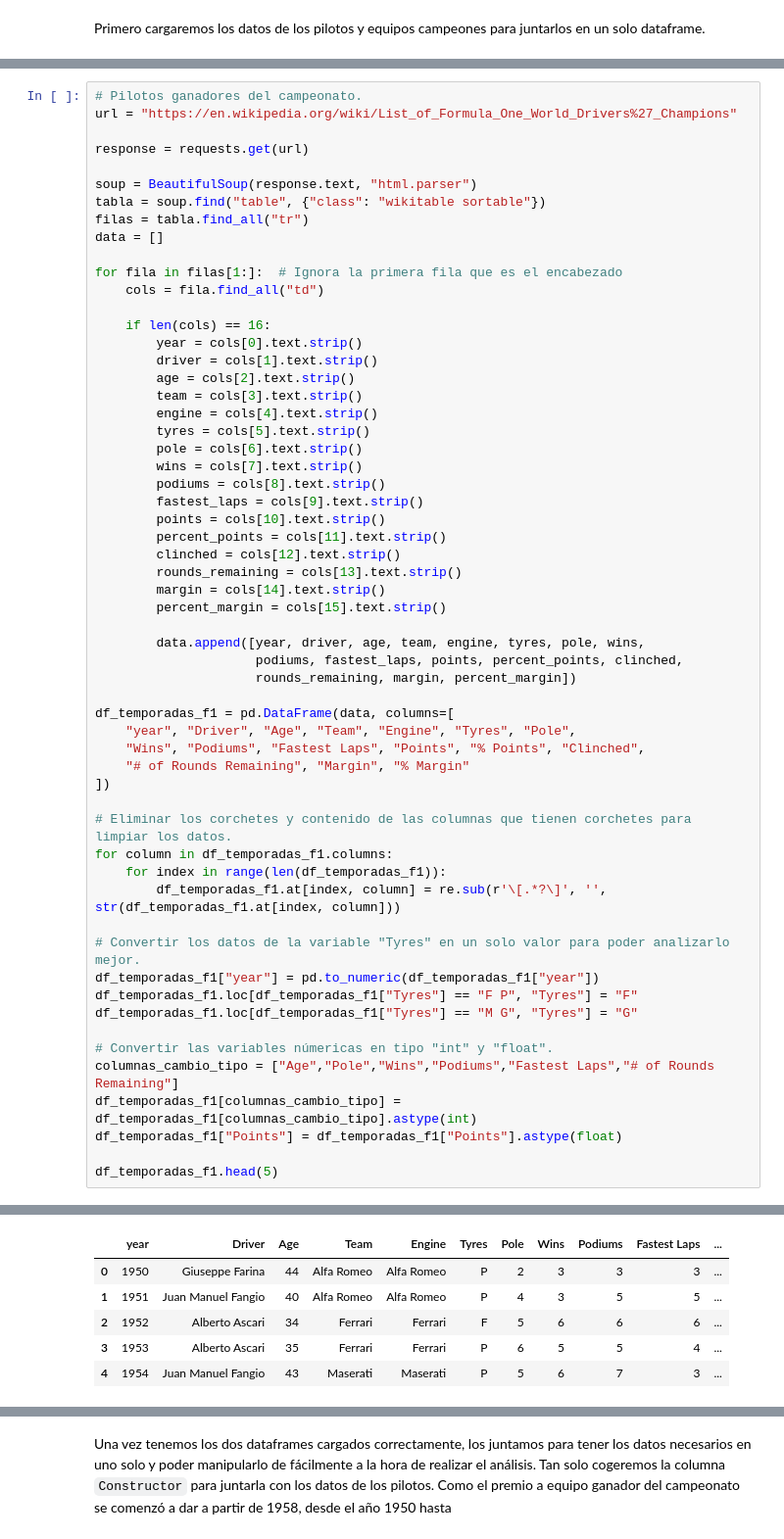
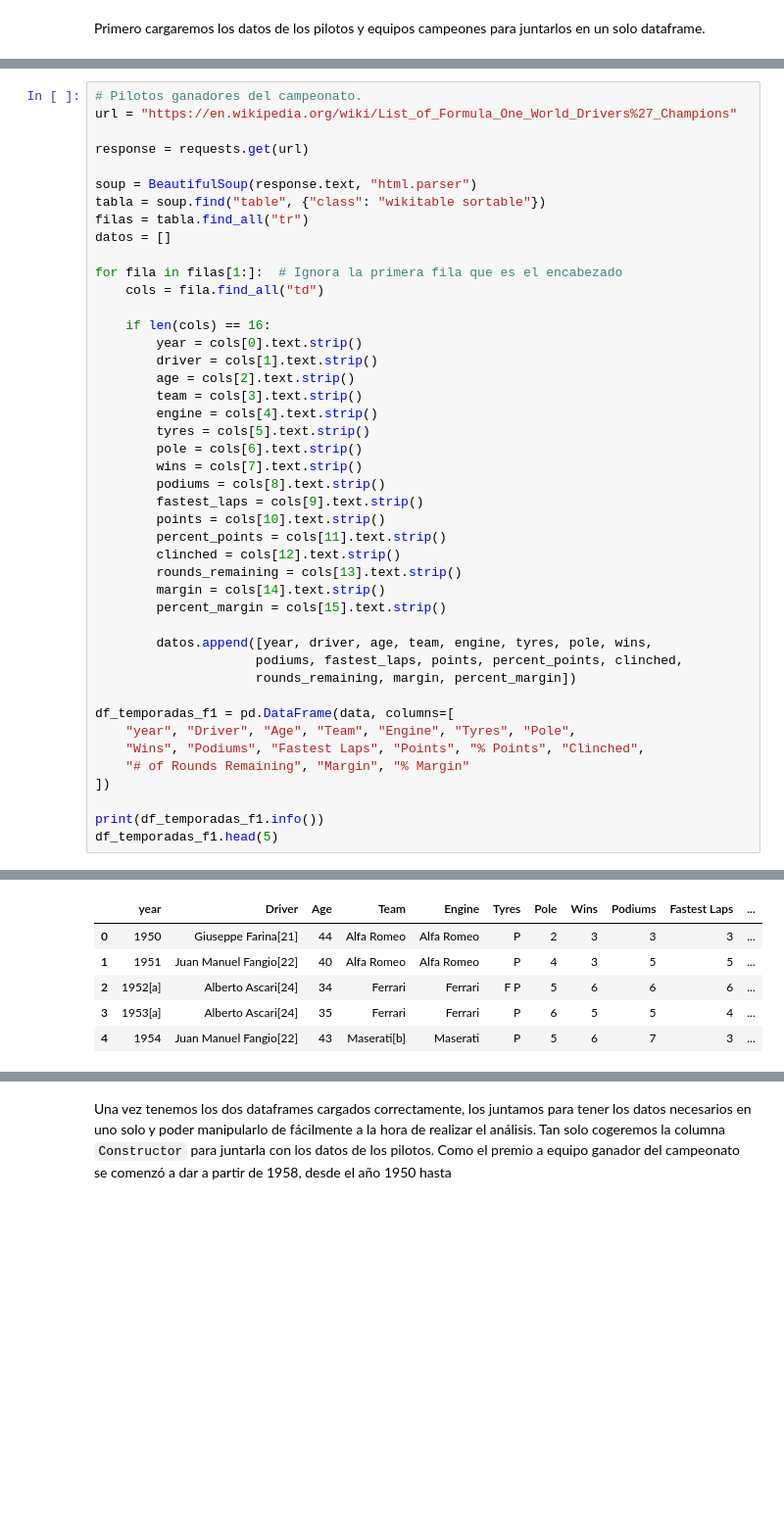
Before and after one commit to jacobo010/EDA_F1_Analysis, a Jupyter notebook: src/notebooks/limpieza_datos.ipynb, the cells around one changed output, grey strips where cells are left out. Shown at 98% size. Drawn from its saved outputs; the diff is of its cells as text; blank space fills up the shorter version.

```diff
--- a/src/notebooks/limpieza_datos.ipynb
+++ b/src/notebooks/limpieza_datos.ipynb
@@ -49,7 +72,7 @@ response = requests.get(url)
 soup = BeautifulSoup(response.text, "html.parser")
 tabla = soup.find("table", {"class": "wikitable sortable"})
 filas = tabla.find_all("tr")
-data = []
+datos = []
 
 for fila in filas[1:]:  # Ignora la primera fila que es el encabezado
     cols = fila.find_all("td")
@@ -72,7 +95,7 @@ for fila in filas[1:]:  # Ignora la primera fila que es el encabezado
         margin = cols[14].text.strip()
         percent_margin = cols[15].text.strip()
 
-        data.append([year, driver, age, team, engine, tyres, pole, wins,
+        datos.append([year, driver, age, team, engine, tyres, pole, wins,
                      podiums, fastest_laps, points, percent_points, clinched,
                      rounds_remaining, margin, percent_margin])
 
@@ -82,20 +105,6 @@ df_temporadas_f1 = pd.DataFrame(data, columns=[
     "# of Rounds Remaining", "Margin", "% Margin"
 ])
 
-# Eliminar los corchetes y contenido de las columnas que tienen corchetes para limpiar los datos.
-for column in df_temporadas_f1.columns:
-    for index in range(len(df_temporadas_f1)):
-        df_temporadas_f1.at[index, column] = re.sub(r'\[.*?\]', '', str(df_temporadas_f1.at[index, column]))
-
-# Convertir los datos de la variable "Tyres" en un solo valor para poder analizarlo mejor.
-df_temporadas_f1["year"] = pd.to_numeric(df_temporadas_f1["year"])
-df_temporadas_f1.loc[df_temporadas_f1["Tyres"] == "F P", "Tyres"] = "F"
-df_temporadas_f1.loc[df_temporadas_f1["Tyres"] == "M G", "Tyres"] = "G"
-
-# Convertir las variables númericas en tipo "int" y "float".
-columnas_cambio_tipo = ["Age","Pole","Wins","Podiums","Fastest Laps","# of Rounds Remaining"]
-df_temporadas_f1[columnas_cambio_tipo] = df_temporadas_f1[columnas_cambio_tipo].astype(int)
-df_temporadas_f1["Points"] = df_temporadas_f1["Points"].astype(float)
-
+print(df_temporadas_f1.info())
 df_temporadas_f1.head(5)
 # %% [output]
@@ -102,6 +128,6 @@ df_temporadas_f1.head(5)
 |  | year | Driver | Age | Team | Engine | Tyres | Pole | Wins | Podiums | Fastest Laps | ... |
-| 0 | 1950 | Giuseppe Farina | 44 | Alfa Romeo | Alfa Romeo | P | 2 | 3 | 3 | 3 | ... |
-| 1 | 1951 | Juan Manuel Fangio | 40 | Alfa Romeo | Alfa Romeo | P | 4 | 3 | 5 | 5 | ... |
-| 2 | 1952 | Alberto Ascari | 34 | Ferrari | Ferrari | F | 5 | 6 | 6 | 6 | ... |
-| 3 | 1953 | Alberto Ascari | 35 | Ferrari | Ferrari | P | 6 | 5 | 5 | 4 | ... |
-| 4 | 1954 | Juan Manuel Fangio | 43 | Maserati | Maserati | P | 5 | 6 | 7 | 3 | ... |
+| 0 | 1950 | Giuseppe Farina[21] | 44 | Alfa Romeo | Alfa Romeo | P | 2 | 3 | 3 | 3 | ... |
+| 1 | 1951 | Juan Manuel Fangio[22] | 40 | Alfa Romeo | Alfa Romeo | P | 4 | 3 | 5 | 5 | ... |
+| 2 | 1952[a] | Alberto Ascari[24] | 34 | Ferrari | Ferrari | F P | 5 | 6 | 6 | 6 | ... |
+| 3 | 1953[a] | Alberto Ascari[24] | 35 | Ferrari | Ferrari | P | 6 | 5 | 5 | 4 | ... |
+| 4 | 1954 | Juan Manuel Fangio[22] | 43 | Maserati[b] | Maserati | P | 5 | 6 | 7 | 3 | ... |
```
Also changed, not shown: parts of 11 cells of this notebook.
